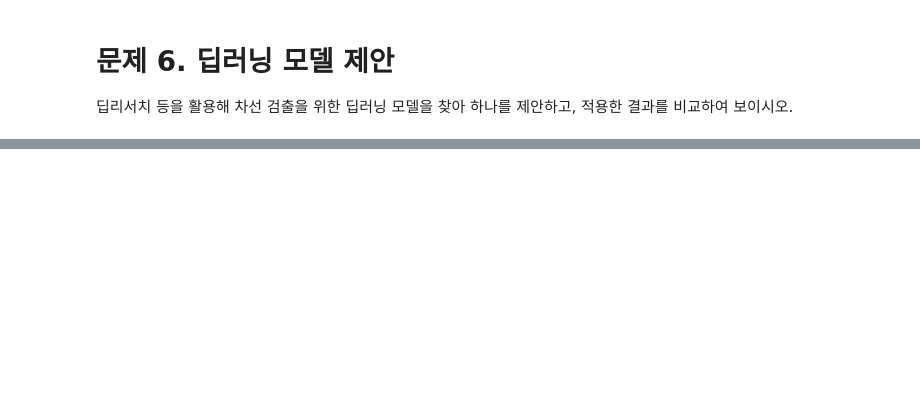
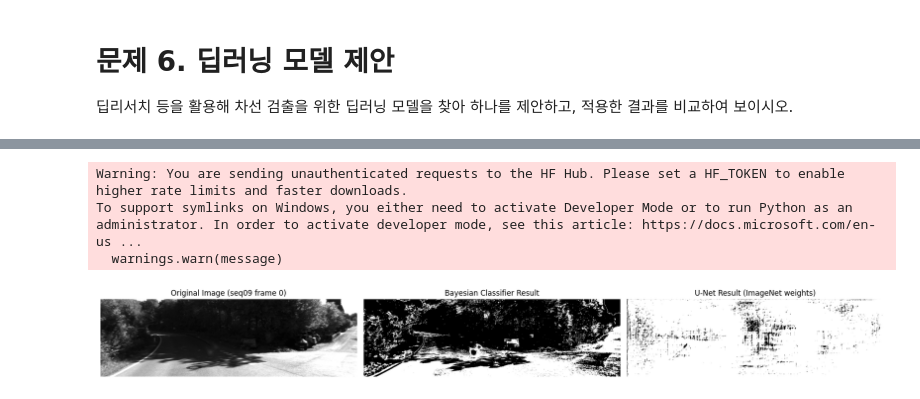
Before and after one commit to p1364yeaji/2026AutoMobility_class, a Jupyter notebook: Mid-term.ipynb, the cells around one changed output, grey strips where cells are left out. Drawn from its saved outputs; the diff is of its cells as text; code cells hidden in the pictures; blank space fills up the shorter version.

```diff
--- a/Mid-term.ipynb
+++ b/Mid-term.ipynb
@@ -710,0 +813,51 @@ Bayesian 분류기의 사다리꼴 마스크는 다음 가정을 전제합니다
+# %%
+import segmentation_models_pytorch as smp
+
+# ── 1. 모델 로드 (ImageNet 가중치) ────────────────────────────
+model = smp.Unet(
+    encoder_name="resnet34",
+    encoder_weights="imagenet",
+    in_channels=1,       # grayscale 입력
+    classes=1,           # 도로/배경 binary
+    activation="sigmoid"
+)
+model.eval()
+
+# ── 2. 이미지 불러오기 및 전처리 ─────────────────────────────
+img_gray = cv2.imread('./dataset/sequences/09/image_0/000000.png',
+                      cv2.IMREAD_GRAYSCALE)
+img_tensor = torch.tensor(img_gray, dtype=torch.float32)
+img_tensor = img_tensor.unsqueeze(0).unsqueeze(0) / 255.0  # (1, 1, H, W)
+
+# ── 3. 추론 ──────────────────────────────────────────────────
+with torch.no_grad():
+    output = model(img_tensor)  # (1, 1, H, W)
+
+prob_map = output.squeeze().numpy()   # 확률값 (0~1)
+road_mask_unet = (prob_map > 0.5).astype(np.uint8) * 255
+
+# ── 4. Bayesian 결과와 비교 시각화 ───────────────────────────
+mask_bayes = cv2.imread('./outputs/bayes_road/mask_000000.png',
+                        cv2.IMREAD_GRAYSCALE)
+
+fig, axes = plt.subplots(1, 3, figsize=(18, 5))
+
+axes[0].imshow(img_gray, cmap='gray')
+axes[0].set_title('Original Image (seq09 frame 0)')
+axes[0].axis('off')
+
+axes[1].imshow(mask_bayes, cmap='gray')
+axes[1].set_title('Bayesian Classifier Result')
+axes[1].axis('off')
+
+axes[2].imshow(road_mask_unet, cmap='gray')
+axes[2].set_title('U-Net Result (ImageNet weights)')
+axes[2].axis('off')
+
+plt.tight_layout()
+plt.show()
+# %% [output]
+Warning: You are sending unauthenticated requests to the HF Hub. Please set a HF_TOKEN to enable higher rate limits and faster downloads.
+To support symlinks on Windows, you either need to activate Developer Mode or to run Python as an administrator. In order to activate developer mode, see this article: https://docs.microsoft.com/en-us ...
+  warnings.warn(message)
+[figure, added]
```
Also changed, not shown: parts of 24 cells of this notebook.
